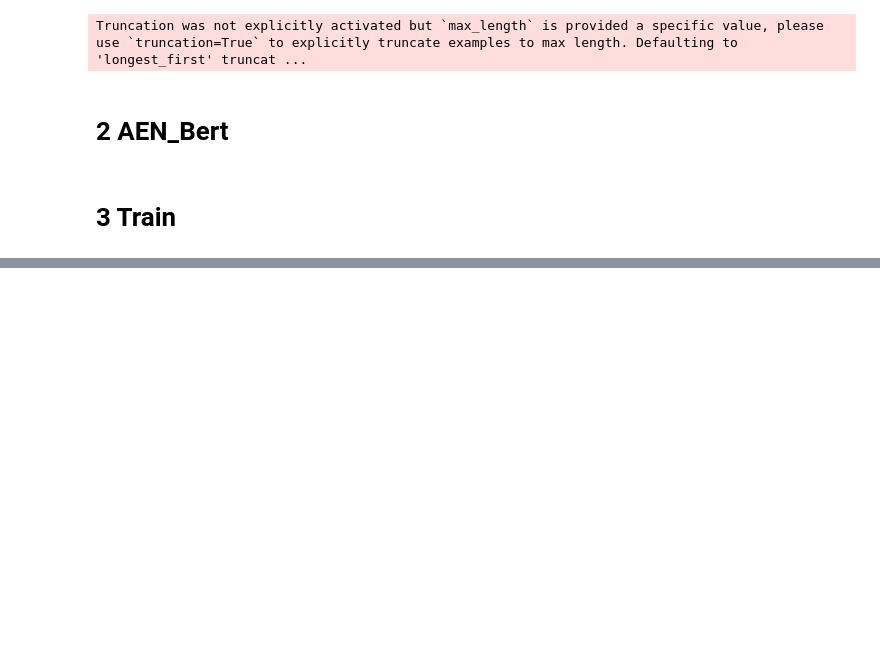
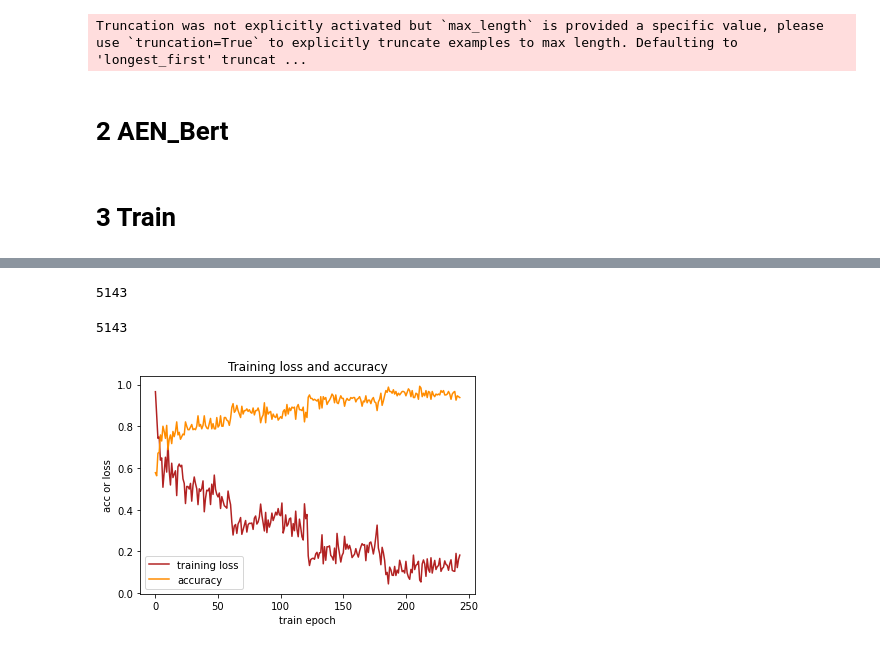
Before and after one commit to BLUE0221/Graduation_design, a Jupyter notebook: AEN_Bert/AEN.ipynb, the cells around one changed output, grey strips where cells are left out. Drawn from its saved outputs; the diff is of its cells as text; code cells hidden in the pictures; blank space fills up the shorter version.

```diff
--- a/AEN_Bert/AEN.ipynb
+++ b/AEN_Bert/AEN.ipynb
@@ -161,6 +166,8 @@ optimizer = torch.optim.AdamW(model.parameters(),
                   lr = 2e-5, # args.learning_rate - default is 5e-5, our notebook had 2e-5
                   eps = 1e-8 # args.adam_epsilon  - default is 1e-8.
                 )
+# %%
+loss_plot,acc_plot=[],[]
 # %%
 loss_values = []
 epochs=4
@@ -170,7 +177,7 @@ for epoch_i in range(epochs):
     print('Training...')
 
     t0 = time.time()
-    total_loss=0
+#     total_loss=0
     model.train()
     n_correct, n_total, loss_total = 0, 0, 0
     for step,batch in enumerate(train_dataloader):
@@ -186,8 +193,8 @@ for epoch_i in range(epochs):
         inputs=a_input_ids,a_input_mask,b_input_ids,b_input_mask
         predict=model(inputs)
         loss=criterion(predict,labels)
-
-        total_loss+=loss
+#         print(predict,labels,loss)
+#         total_loss+=loss
         loss.backward()
         optimizer.step()
 
@@ -201,7 +208,30 @@ for epoch_i in range(epochs):
             print('  Batch {:>5,}  of  {:>5,}.    Elapsed: {:}.'.format(step, len(train_dataloader), elapsed))
             train_acc = n_correct / n_total
             train_loss = loss_total / n_total
+            loss_plot.append(train_loss)
+            acc_plot.append(train_acc)
             logger.info('loss: {:.4f}, acc: {:.4f}'.format(train_loss, train_acc))
+            n_correct, n_total, loss_total = 0, 0, 0
+
+    true_labels,predict_labels=[],[]
+    for batch in validation_dataloader:
+        a_input_ids  = batch[0].to(device)
+        a_input_mask = batch[1].to(device)
+        b_input_ids  = batch[2].to(device)
+        b_input_mask = batch[3].to(device)
+        labels       = batch[4]
+        inputs=a_input_ids,a_input_mask,b_input_ids,b_input_mask
+        with torch.no_grad():
+            outputs = model(inputs)
+        predict=outputs.detach().cpu().numpy()
+        predict=np.argmax(predict, axis=1).flatten()
+        predict_labels.append(predict)
+        true_labels.append(labels)
+    true_labels=[y for x in true_labels for y in x]
+    predict_labels=[y for x in predict_labels for y in x]
+#     f1_score=f1_score(true_labels,predict_labels,average='weighted')
+    print(classification_report(true_labels,predict_labels))
+#     print(f1_score)
 # %% [output]
 ======== Epoch 1 / 4 ========
 Training...
@@ -224,0 +255,20 @@ loss: 0.8236, acc: 0.7214
+# %%
+len(true_labels)
+# %% [output]
+5143
+# %%
+len(predict_labels)
+# %% [output]
+5143
+# %%
+import matplotlib.pyplot as plt
+
+plt.title("Training loss and accuracy")
+plt.xlabel("train epoch")
+plt.ylabel("acc or loss")
+plt.plot(loss_plot, color='firebrick',   label='training loss')
+plt.plot(acc_plot,  color='darkorange',   label='accuracy')
+plt.legend()
+plt.show()
+# %% [output]
+[figure, added]
```
Also changed, not shown: parts of 5 cells of this notebook, 4 other files.
